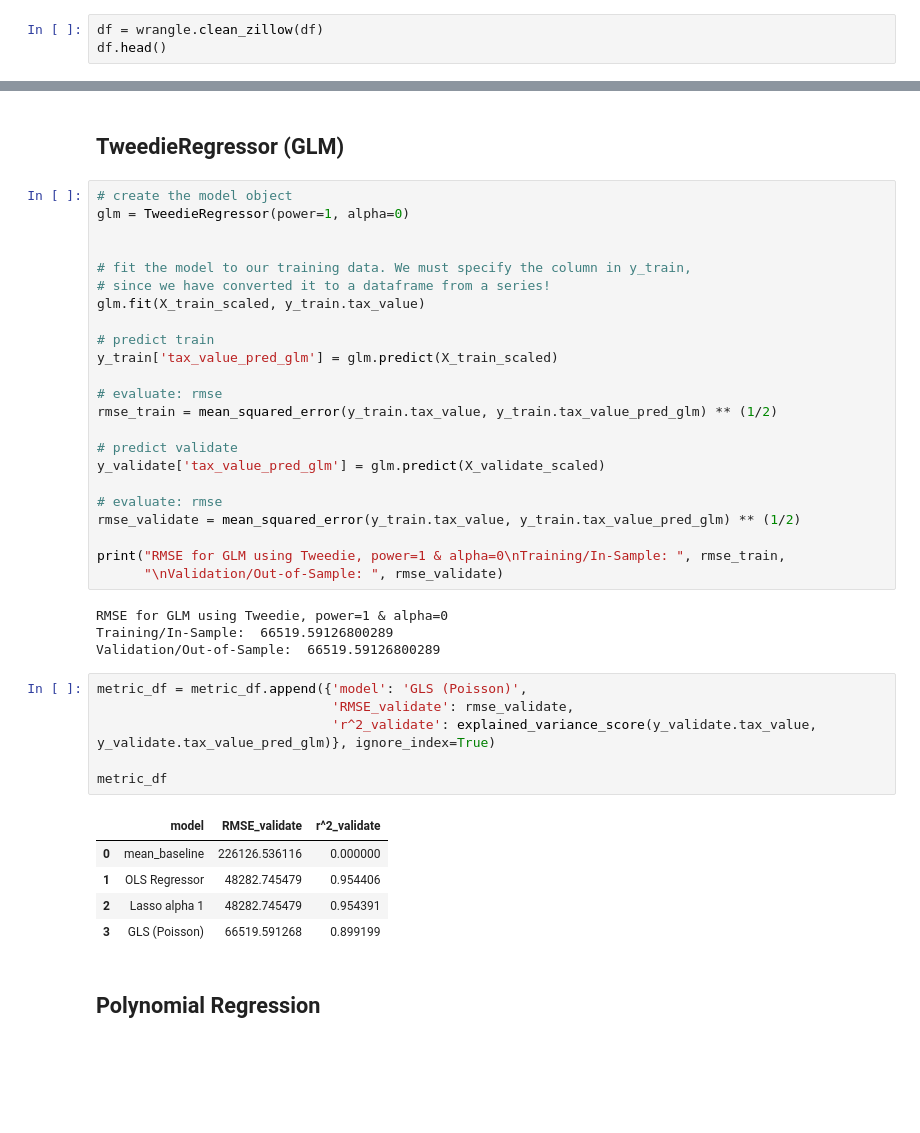
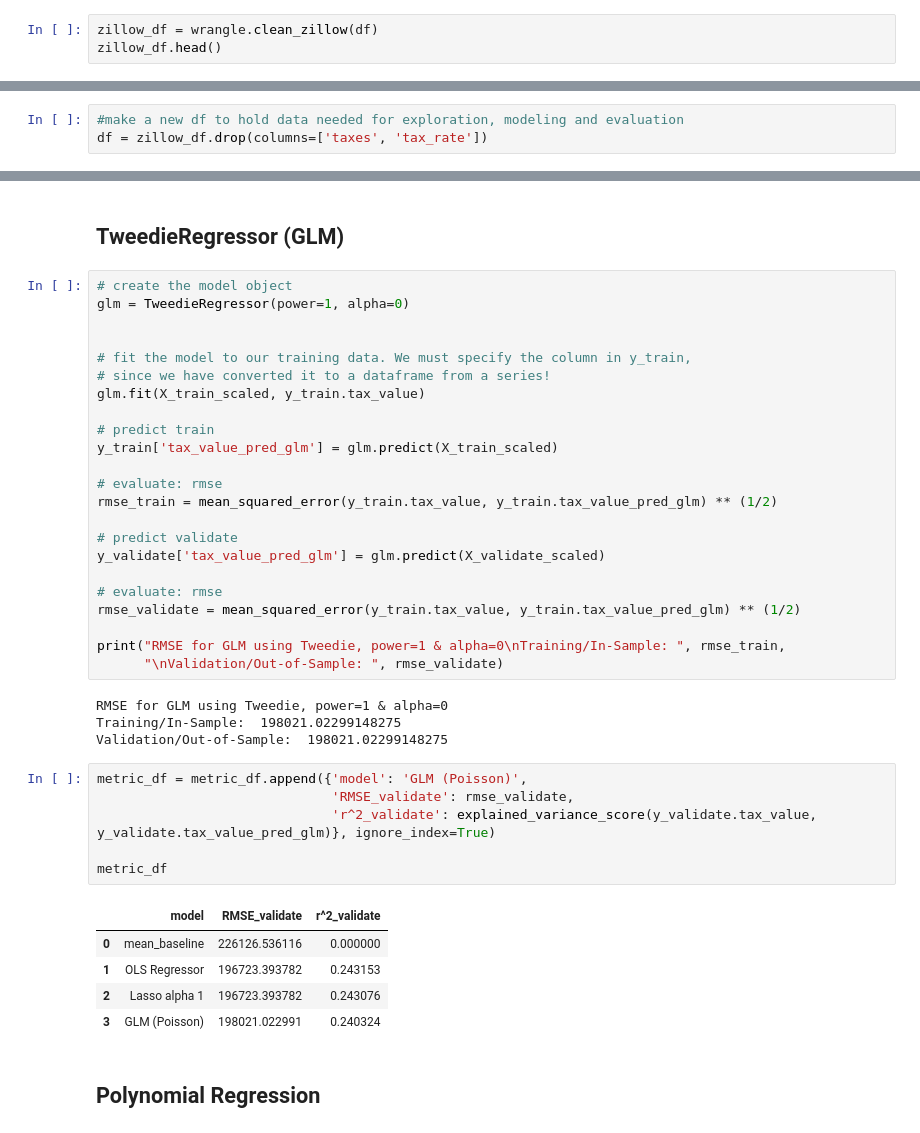
Before and after one commit to aliciag92/regression-project, a Jupyter notebook: zillow-report.ipynb, the cells around one changed output, grey strips where cells are left out. Cells and saved outputs as stored; diff of their text form; blank space fills up the shorter version.

```diff
--- a/zillow-report.ipynb
+++ b/zillow-report.ipynb
@@ -165,8 +165,8 @@ Text(0.5, 1.0, 'Distribution of square feet')
 # %% [markdown]
 # Data Preparation
 # %%
-df = wrangle.clean_zillow(df)
-df.head()
+zillow_df = wrangle.clean_zillow(df)
+zillow_df.head()
 # %% [output]
 |  | bedrooms | bathrooms | square_feet | county_fips_code | age | tax_value | taxes | tax_rate |
 | parcelid |  |  |  |  |  |  |  |  |
@@ -206,3 +217,6 @@ Insert data dictionary here
+# %%
+#make a new df to hold data needed for exploration, modeling and evaluation
+df = zillow_df.drop(columns=['taxes', 'tax_rate'])
 # %%
 #split the data using the split function in wrangle.py
 train, validate, test = wrangle.split(df)
@@ -614,20 +606,20 @@ print("RMSE for GLM using Tweedie, power=1 & alpha=0\nTraining/In-Sample: ", rms
       "\nValidation/Out-of-Sample: ", rmse_validate)
 # %% [output]
 RMSE for GLM using Tweedie, power=1 & alpha=0
-Training/In-Sample:  66519.59126800289
-Validation/Out-of-Sample:  66519.59126800289
+Training/In-Sample:  198021.02299148275
+Validation/Out-of-Sample:  198021.02299148275
 # %%
-metric_df = metric_df.append({'model': 'GLS (Poisson)',
+metric_df = metric_df.append({'model': 'GLM (Poisson)',
                               'RMSE_validate': rmse_validate,
                               'r^2_validate': explained_variance_score(y_validate.tax_value, y_validate.tax_value_pred_glm)}, ignore_index=True)
 
 metric_df
 # %% [output]
 |  | model | RMSE_validate | r^2_validate |
 | 0 | mean_baseline | 226126.536116 | 0.000000 |
-| 1 | OLS Regressor | 48282.745479 | 0.954406 |
-| 2 | Lasso alpha 1 | 48282.745479 | 0.954391 |
-| 3 | GLS (Poisson) | 66519.591268 | 0.899199 |
+| 1 | OLS Regressor | 196723.393782 | 0.243153 |
+| 2 | Lasso alpha 1 | 196723.393782 | 0.243076 |
+| 3 | GLM (Poisson) | 198021.022991 | 0.240324 |
 # %% [markdown]
 ## Polynomial Regression
 # %%
```
Also changed, not shown: parts of 39 cells of this notebook.
